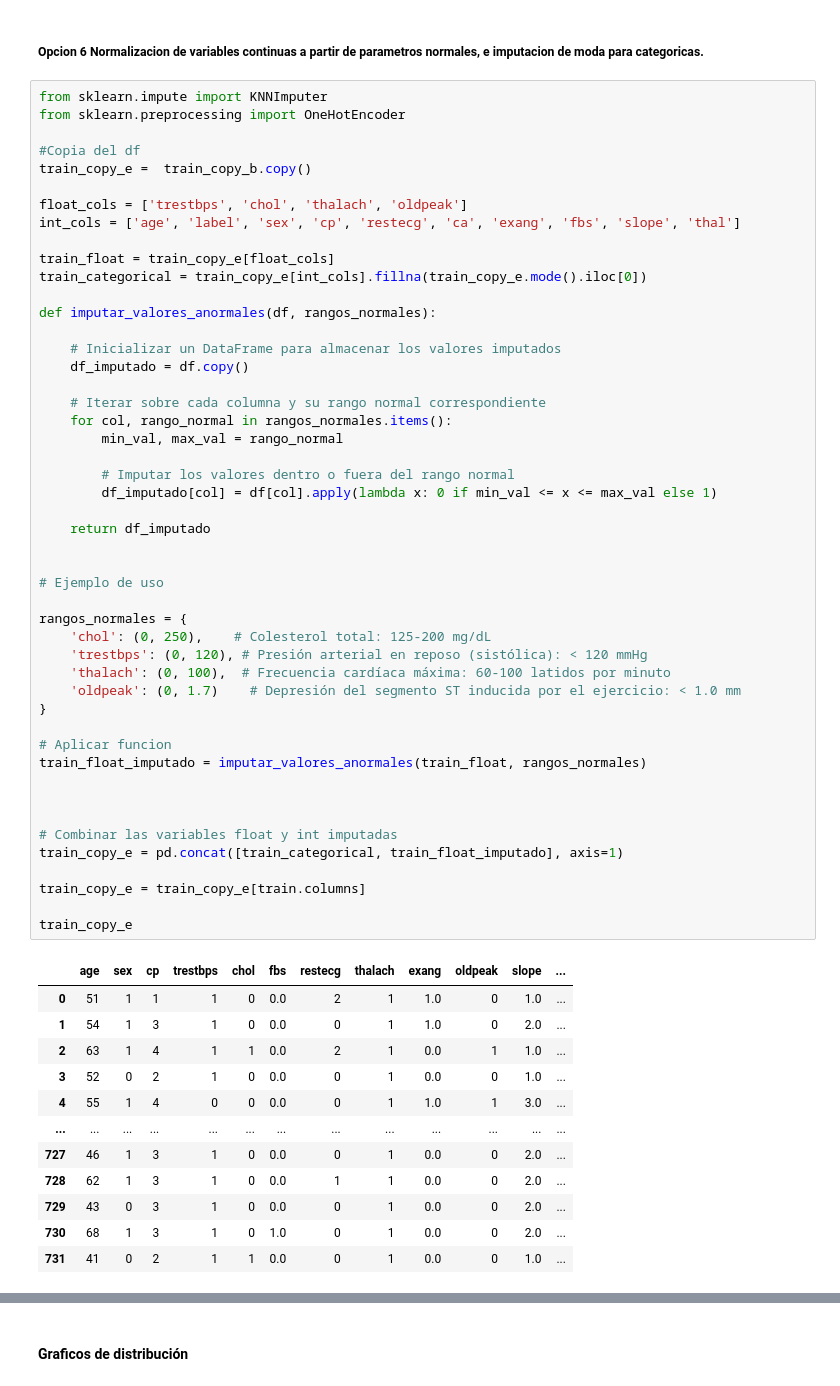
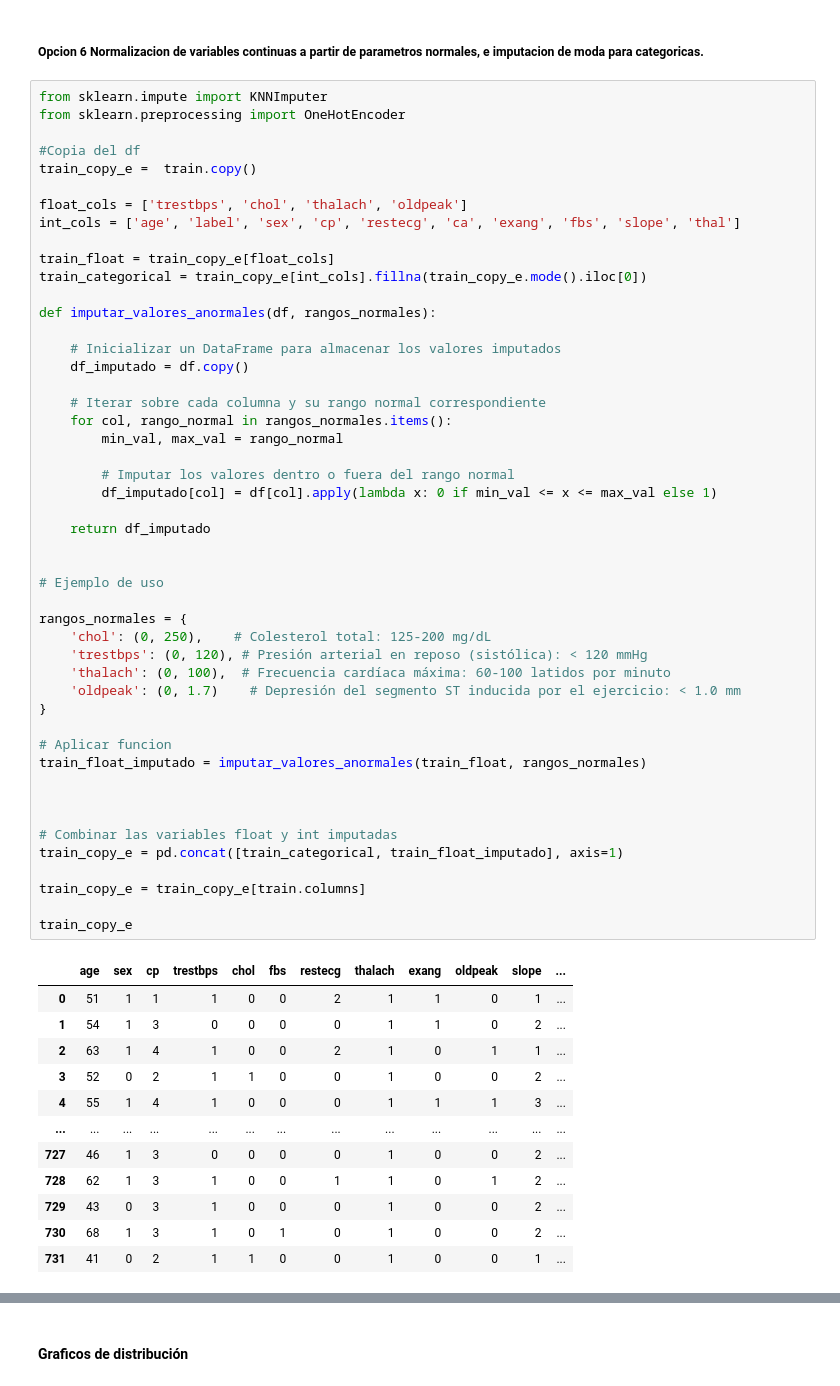
Before and after one commit to cmarty02/DATACADABRA_DataProject_3, a Jupyter notebook: data_raw/Data_Project_3_Cris.ipynb, the cells around one changed output, grey strips where cells are left out. Saved outputs shown, nothing was run; the diff lists cells and outputs as text.

```diff
--- a/data_raw/Data_Project_3_Cris.ipynb
+++ b/data_raw/Data_Project_3_Cris.ipynb
@@ -833,7 +923,7 @@ from sklearn.impute import KNNImputer
 from sklearn.preprocessing import OneHotEncoder
 
 #Copia del df
-train_copy_e =  train_copy_b.copy()
+train_copy_e =  train.copy()
 
 float_cols = ['trestbps', 'chol', 'thalach', 'oldpeak']
 int_cols = ['age', 'label', 'sex', 'cp', 'restecg', 'ca', 'exang', 'fbs', 'slope', 'thal']
@@ -851,42 +941,42 @@ def imputar_valores_anormales(df, rangos_normales):
         min_val, max_val = rango_normal
 
         # Imputar los valores dentro o fuera del rango normal
         df_imputado[col] = df[col].apply(lambda x: 0 if min_val <= x <= max_val else 1)
 
     return df_imputado
 
 
 # Ejemplo de uso
 
 rangos_normales = {
     'chol': (0, 250),    # Colesterol total: 125-200 mg/dL
     'trestbps': (0, 120), # Presión arterial en reposo (sistólica): < 120 mmHg
     'thalach': (0, 100),  # Frecuencia cardíaca máxima: 60-100 latidos por minuto
     'oldpeak': (0, 1.7)    # Depresión del segmento ST inducida por el ejercicio: < 1.0 mm
 }
 
 # Aplicar funcion
 train_float_imputado = imputar_valores_anormales(train_float, rangos_normales)
 
 
 
 # Combinar las variables float y int imputadas
 train_copy_e = pd.concat([train_categorical, train_float_imputado], axis=1)
 
 train_copy_e = train_copy_e[train.columns]
 
 train_copy_e
 # %% [output]
 |  | age | sex | cp | trestbps | chol | fbs | restecg | thalach | exang | oldpeak | slope | ... |
-| 0 | 51 | 1 | 1 | 1 | 0 | 0.0 | 2 | 1 | 1.0 | 0 | 1.0 | ... |
-| 1 | 54 | 1 | 3 | 1 | 0 | 0.0 | 0 | 1 | 1.0 | 0 | 2.0 | ... |
-| 2 | 63 | 1 | 4 | 1 | 1 | 0.0 | 2 | 1 | 0.0 | 1 | 1.0 | ... |
-| 3 | 52 | 0 | 2 | 1 | 0 | 0.0 | 0 | 1 | 0.0 | 0 | 1.0 | ... |
-| 4 | 55 | 1 | 4 | 0 | 0 | 0.0 | 0 | 1 | 1.0 | 1 | 3.0 | ... |
+| 0 | 51 | 1 | 1 | 1 | 0 | 0 | 2 | 1 | 1 | 0 | 1 | ... |
+| 1 | 54 | 1 | 3 | 0 | 0 | 0 | 0 | 1 | 1 | 0 | 2 | ... |
+| 2 | 63 | 1 | 4 | 1 | 0 | 0 | 2 | 1 | 0 | 1 | 1 | ... |
+| 3 | 52 | 0 | 2 | 1 | 1 | 0 | 0 | 1 | 0 | 0 | 2 | ... |
+| 4 | 55 | 1 | 4 | 1 | 0 | 0 | 0 | 1 | 1 | 1 | 3 | ... |
 | ... | ... | ... | ... | ... | ... | ... | ... | ... | ... | ... | ... | ... |
-| 727 | 46 | 1 | 3 | 1 | 0 | 0.0 | 0 | 1 | 0.0 | 0 | 2.0 | ... |
-| 728 | 62 | 1 | 3 | 1 | 0 | 0.0 | 1 | 1 | 0.0 | 0 | 2.0 | ... |
-| 729 | 43 | 0 | 3 | 1 | 0 | 0.0 | 0 | 1 | 0.0 | 0 | 2.0 | ... |
-| 730 | 68 | 1 | 3 | 1 | 0 | 1.0 | 0 | 1 | 0.0 | 0 | 2.0 | ... |
-| 731 | 41 | 0 | 2 | 1 | 1 | 0.0 | 0 | 1 | 0.0 | 0 | 1.0 | ... |
+| 727 | 46 | 1 | 3 | 0 | 0 | 0 | 0 | 1 | 0 | 0 | 2 | ... |
+| 728 | 62 | 1 | 3 | 1 | 0 | 0 | 1 | 1 | 0 | 1 | 2 | ... |
+| 729 | 43 | 0 | 3 | 1 | 0 | 0 | 0 | 1 | 0 | 0 | 2 | ... |
+| 730 | 68 | 1 | 3 | 1 | 0 | 1 | 0 | 1 | 0 | 0 | 2 | ... |
+| 731 | 41 | 0 | 2 | 1 | 1 | 0 | 0 | 1 | 0 | 0 | 1 | ... |
 732 rows × 14 columns
```
Also changed, not shown: parts of 26 cells of this notebook, 1 other file.
